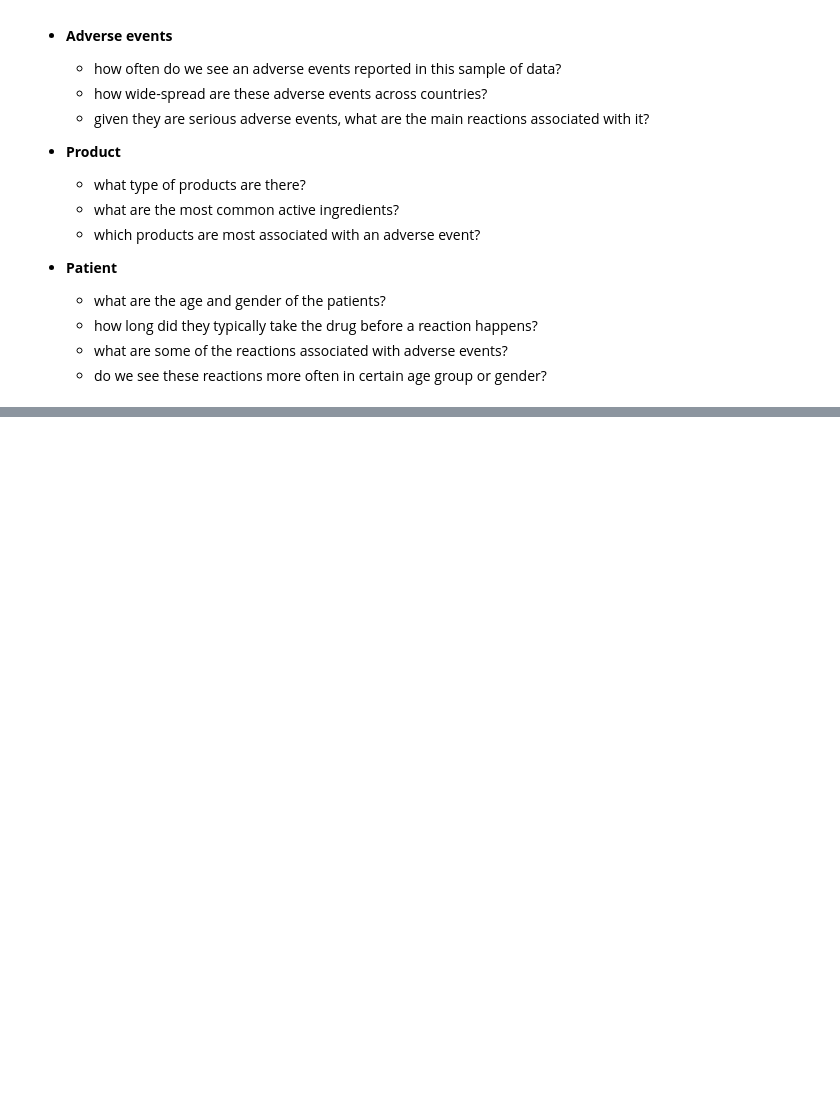
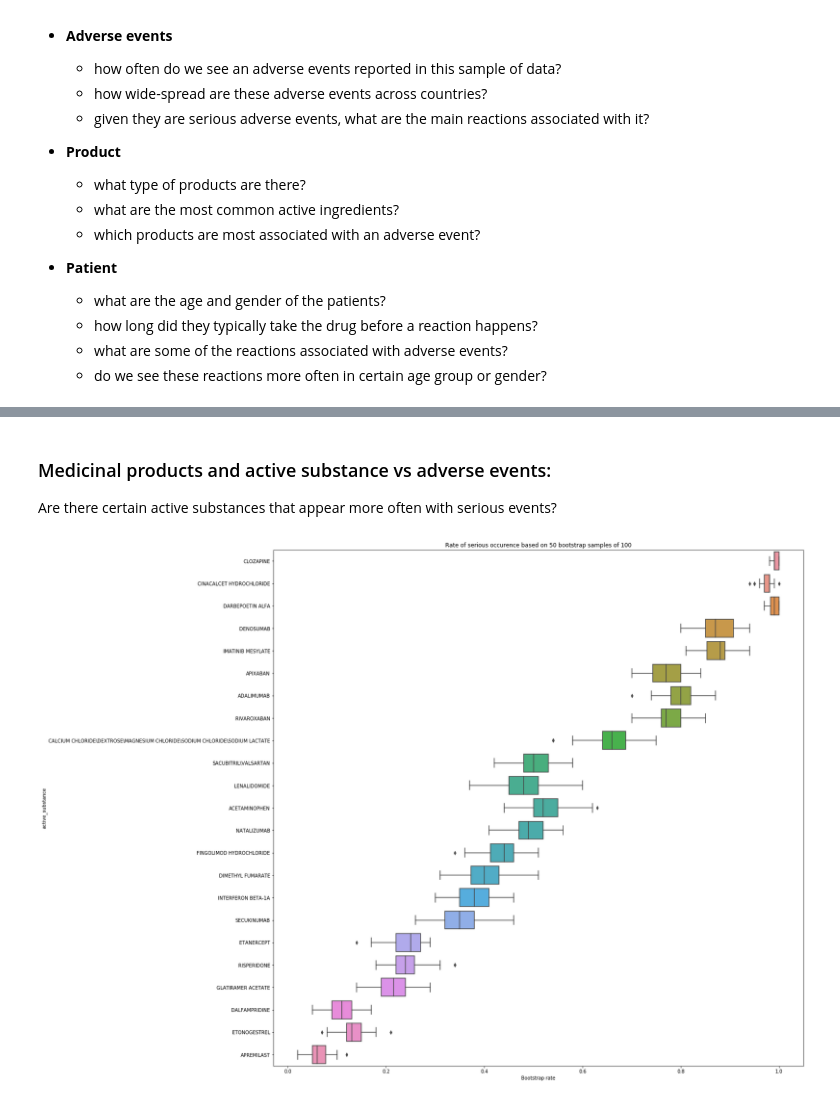
Before and after one commit to samimath/openFDA, a Jupyter notebook: eda.ipynb, the cells around one changed output, grey strips where cells are left out. Saved outputs shown, nothing was run; the diff lists cells and outputs as text; code cells hidden in the pictures; blank space fills up the shorter version.

```diff
--- a/eda.ipynb
+++ b/eda.ipynb
@@ -214,7 +192,11 @@ active_sub_count = data_subset['active_substance'].value_counts().reset_index()
 
 active_sub_count.columns = ['active_substance','active_substance_count']
 
-data_subset = data_subset.merge(active_sub_count)
+medicinalproduct_count = data_subset['medicinalproduct'].value_counts().reset_index()
+
+medicinalproduct_count.columns = ['medicinalproduct','medicinalproduct_count']
+
+data_subset = data_subset.merge(active_sub_count).merge(medicinalproduct_count)
 # %% [output]
 A value is trying to be set on a copy of a slice from a DataFrame.
 Try using .loc[row_indexer,col_indexer] = value instead
@@ -391,2 +250,0 @@ sdescribeolinplot(data= data_subset[data_subset['drug_duration']>10], x = 'serio
-# %%
-data_subset['active_substance'] = data_subset['active_substance'].fillna('UNKNOWN')
@@ -405,0 +359,8 @@ folium_map(data2 = condition_summary, title = 'Rate of life threatening adverse
+# %% [markdown]
+### Medicinal products and active substance vs adverse events:
+
+Are there certain active substances that appear more often with serious events?
+# %%
+active_substance_bootstrap = compile_bootstrap(data_subset=data_subset, col ='active_substance',pivot_value='serious',n=50)
+# %% [output]
+[figure, added]
```
Also changed, not shown: parts of 47 cells of this notebook.
